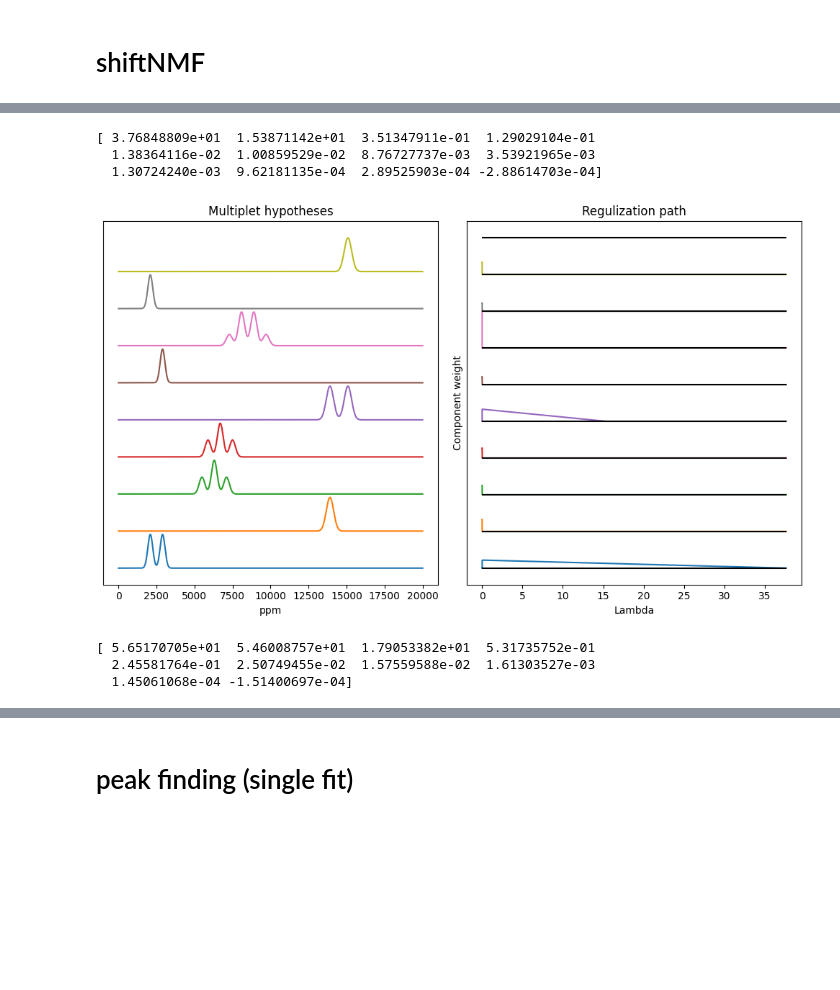
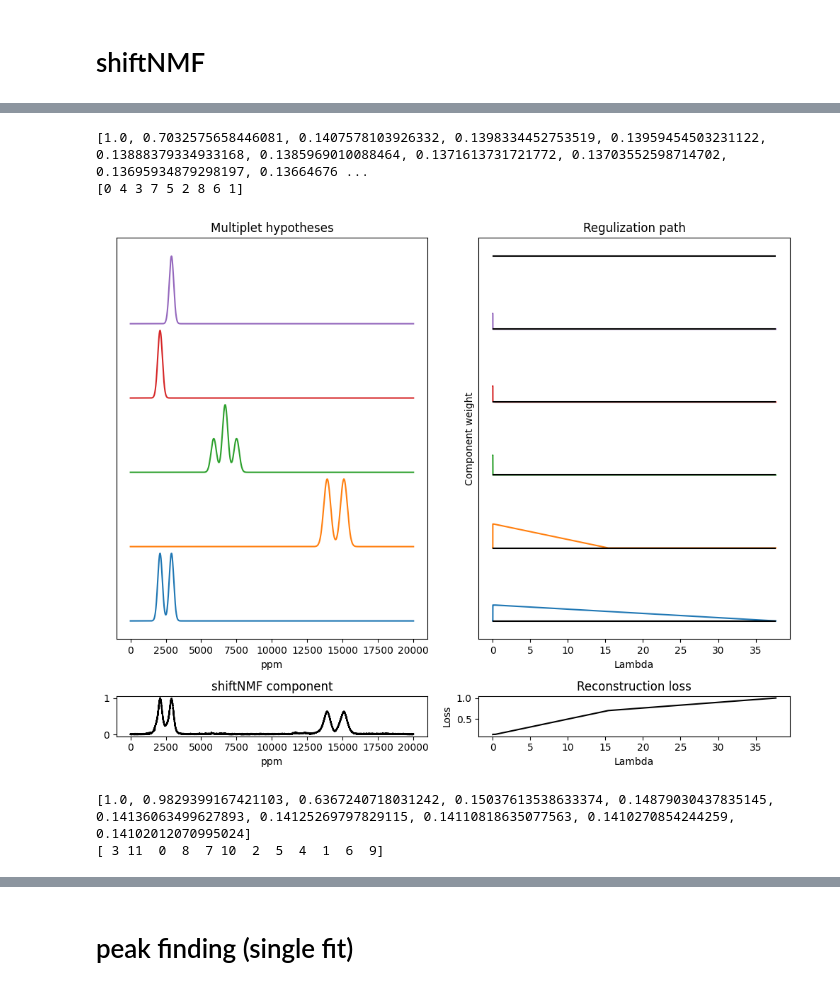
Before and after one commit to LucasEmcken/Bachelorprojekt, a Jupyter notebook: artificial_experiment.ipynb, the cells around one changed output, grey strips where cells are left out. Saved outputs shown, nothing was run; the diff lists cells and outputs as text; code cells hidden in the pictures; blank space fills up the shorter version.

```diff
--- a/artificial_experiment.ipynb
+++ b/artificial_experiment.ipynb
@@ -57,7 +57,7 @@ plt.show()
 torch.manual_seed(40)
 
 nmf = ShiftNMF(X_ART_NOISY, 3, lr=0.1, alpha=1e-6, patience=30, min_imp=0.001)
-W_est, H_est, tau_est = nmf.fit(verbose=1, max_iter=500, tau_iter=0)
+W_est, H_est, tau_est = nmf.fit(verbose=1, max_iter=2000, tau_iter=0)
 
 fig = plt.figure(figsize=(10, 6))
 # Create a gridspec object with 2 rows and 3 columns
@@ -90,18 +90,20 @@ yoffset = ymax
 reg_paths = []
 lambda_axis = []
 C_path = []
+losses = []
 
 for i in range(len(H_est)):
-    means, sigmas, n = single_fit(H_est[i], plot=True)
+    means, sigmas, n = single_fit(H_est[i], plot=False)
     #diff_matrix = calc_difference_matrix(sigmas)
     diff_matrix = calc_difference_matrix(np.ones((len(sigmas))))
     hypothesis = peak_hypothesis(diff_matrix, cutoff=10/100)
     hardmodel = Hard_Model(H_est[i], hypothesis, means, sigmas, n, lr=10, alpha = 1e-3, factor=1, patience=1, min_imp=0.01)
 
-    W, C, running_loss, path, lambdas = hardmodel.fit(verbose=True, return_loss=True)
+    W, C, running_loss, path, lambdas, loss = hardmodel.fit(verbose=True, return_loss=True)
     reg_paths.append(path)
     lambda_axis.append(lambdas)
     C_path.append(C)
+    losses.append(loss)
     means, sigma, j_coup, mult, n = hardmodel.return_values()
     print("means:")
     print(means)
@@ -168,68 +149,77 @@ torch.Size([1, 20000])
 # %%
 
 for i in range(len(reg_paths)):
-    path = reg_paths[i]
-    lambdas = lambda_axis[i]
-    print(lambdas[0])
+    path = reg_paths[i][0]
+    lambdas = lambda_axis[i][0]
     C = C_path[i]
-
-    fig = plt.figure(figsize=(10, 6))
+    loss = losses[i]
+    print(loss)
+    fig = plt.figure(figsize=(10, 8))
     # Create a gridspec object with 2 rows and 3 columns
-    gs = gridspec.GridSpec(1, 2, width_ratios=[1, 1])
+    gs = gridspec.GridSpec(2, 2, width_ratios=[1, 1], height_ratios=[10,1])
 
     # Plot H and H_est
     ax1 = plt.subplot(gs[0])
     # plotSpaced(ax1, np.arange(H_est.shape[1]), H_est.T)
     ax1.set_title('Multiplet hypotheses')
 
     ax1.set_xlabel("ppm")
 
     x = np.arange(H_est.shape[1])
 
     ax2 = plt.subplot(gs[1])
     ax2.set_title('Regulization path')
     ax2.set_xlabel("Lambda")
     ax2.set_ylabel("Component weight")
 
     ax1.tick_params(left = False, labelleft = False)
     ax2.tick_params(left = False, labelleft = False)
 
+    ax3 = plt.subplot(gs[2])
+    # plotSpaced(ax1, np.arange(H_est.shape[1]), H_est.T)
+    ax3.set_title('shiftNMF component')
+    ax3.plot(H_est[i]/max(H_est[i]), color="k")
+    ax3.set_xlabel("ppm")
+
+    ax4 = plt.subplot(gs[3])
+    # plotSpaced(ax1, np.arange(H_est.shape[1]), H_est.T)
+    ax4.set_title('Reconstruction loss')
+    ax4.plot(lambdas, loss, color="k")
+    ax4.set_xlabel("Lambda")
+    ax4.set_ylabel("Loss")
+
+
+    sort_indices = np.argsort([np.trapz(p,lambdas) for p in path])
+    print(sort_indices)
+    path = path[sort_indices]
+    C = C[sort_indices]
+
     ymax = 1.1
-    # for j, vec in enumerate(C):
-    #     ymax = max(ymax,(C[j]/max(C[j])).max())
-
-    cutoff = [0, 300, 300]
-
     yoffset = ymax
     t = 0
-    for j, vec in enumerate(C):
-        if any(path[0][j] > cutoff[i]):
-            ax1.plot(x,vec/max(vec)+yoffset*t)
+
+    nr_of_components = 5
+
+    for j in range(nr_of_components):
+            ax1.plot(x,C[j]/max(C[j])+yoffset*t)
             t += 1
 
 
-    ymax = path[0].max()
+    ymax = path.max()
     yoffset = ymax
     t = 0
-    for j, vec in enumerate(C):
-        if any(path[0][j] > cutoff[i]):
-            ax2.plot(lambdas[0],path[0][j]+yoffset*t)
-            ax2.hlines(yoffset*t,lambdas[0][-1],lambdas[0][0], color="k")
+    for j in range(nr_of_components):
+            ax2.plot(lambdas,path[j]+yoffset*t)
+            ax2.hlines(yoffset*t,lambdas[-1],lambdas[0], color="k")
             t +=1
-    ax2.hlines(yoffset*t,lambdas[0][-1],lambdas[0][0], color="k")
+    ax2.hlines(yoffset*t,lambdas[-1],lambdas[0], color="k")
 
 
-
-    #plt.title("Hardmodelled component regulization path")
-    #plt.plot(lambdas[0], reg_paths[i][0].T)
-    # plt.savefig("fig"+str(i)+"_path")
     plt.tight_layout()
     plt.show()
 # %% [output]
-[ 3.76848809e+01  1.53871142e+01  3.51347911e-01  1.29029104e-01
-  1.38364116e-02  1.00859529e-02  8.76727737e-03  3.53921965e-03
-  1.30724240e-03  9.62181135e-04  2.89525903e-04 -2.88614703e-04]
+[1.0, 0.7032575658446081, 0.1407578103926332, 0.1398334452753519, 0.13959454503231122, 0.13888379334933168, 0.1385969010088464, 0.1371613731721772, 0.13703552598714702, 0.13695934879298197, 0.13664676 ...
+[0 4 3 7 5 2 8 6 1]
-[figure, old version]
+[figure, new version]
-[ 5.65170705e+01  5.46008757e+01  1.79053382e+01  5.31735752e-01
-  2.45581764e-01  2.50749455e-02  1.57559588e-02  1.61303527e-03
-  1.45061068e-04 -1.51400697e-04]
+[1.0, 0.9829399167421103, 0.6367240718031242, 0.15037613538633374, 0.14879030437835145, 0.14136063499627893, 0.14125269797829115, 0.14110818635077563, 0.1410270854244259, 0.14102012070995024]
+[ 3 11  0  8  7 10  2  5  4  1  6  9]
```
Also changed, not shown: parts of 2 cells of this notebook.
